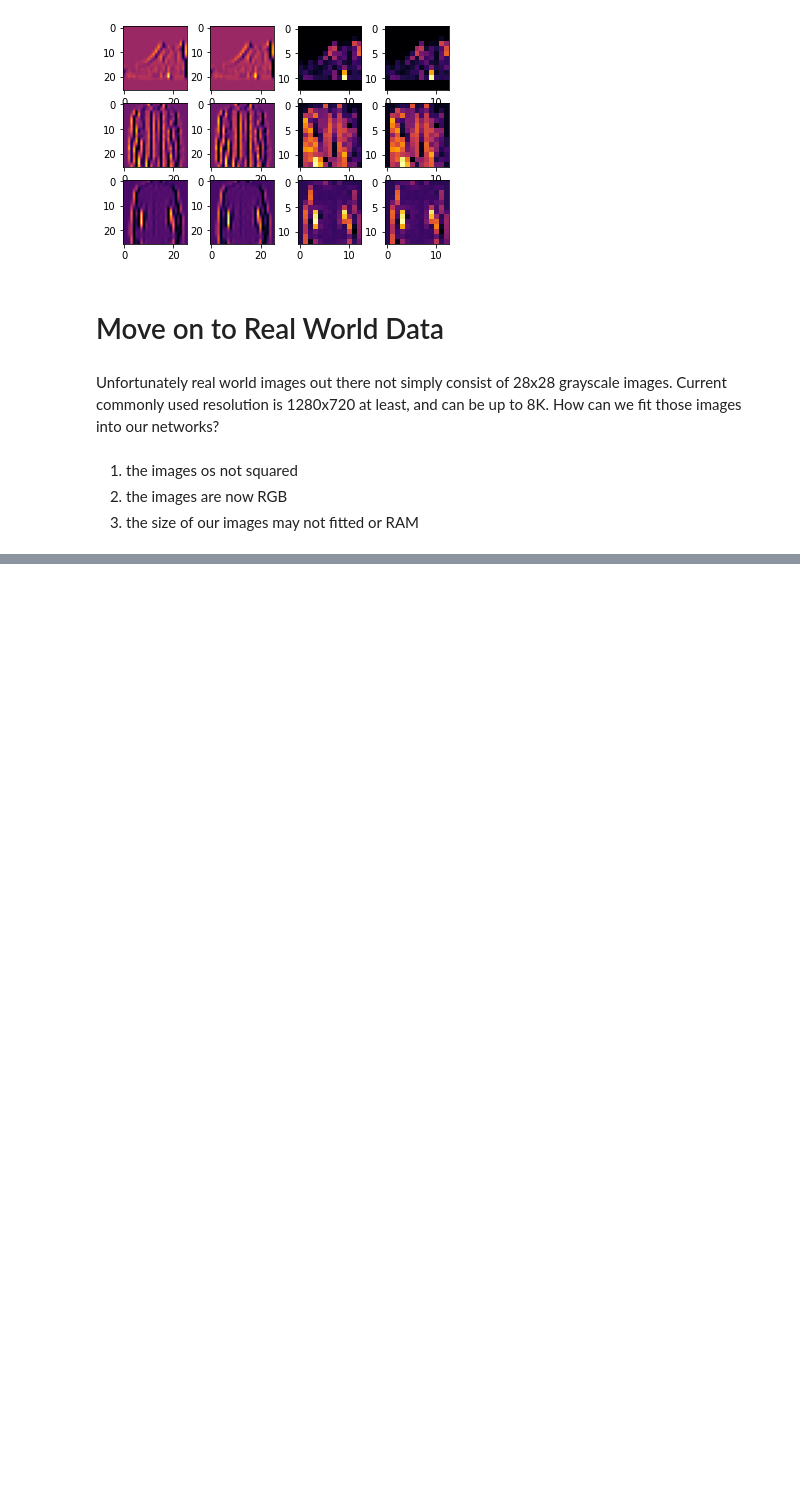
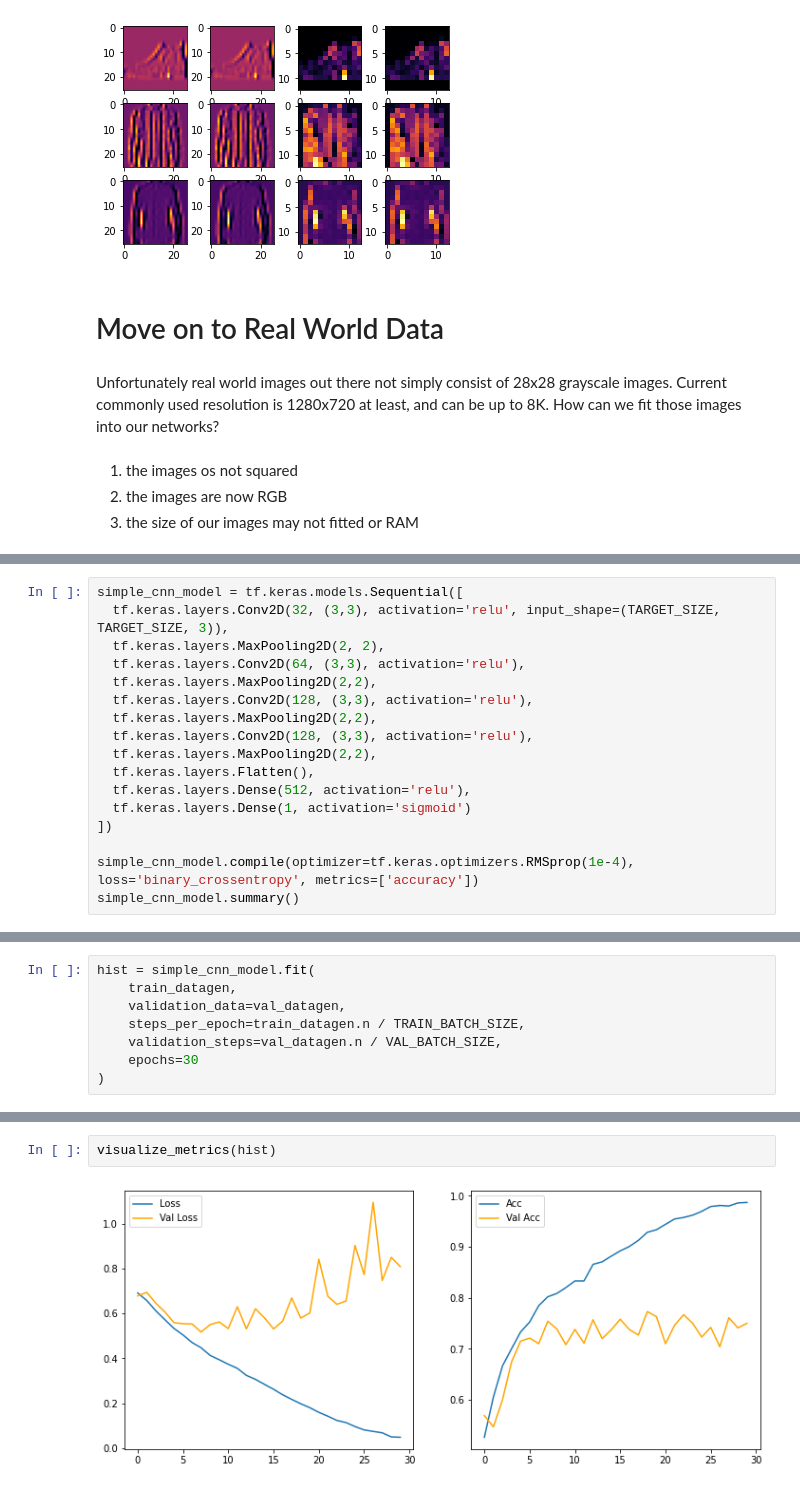
Before and after one commit to IqbalLx/Data-Bangalore-Image-Processing, a Jupyter notebook: computer_vision_deep_dive.ipynb, the cells around one changed output, grey strips where cells are left out. Drawn from its saved outputs; the diff is of its cells as text; blank space fills up the shorter version.

```diff
--- a/computer_vision_deep_dive.ipynb
+++ b/computer_vision_deep_dive.ipynb
@@ -654,0 +953,17 @@ Unfortunately real world images out there not simply consist of 28x28 grayscale
+# %%
+simple_cnn_model = tf.keras.models.Sequential([
+  tf.keras.layers.Conv2D(32, (3,3), activation='relu', input_shape=(TARGET_SIZE, TARGET_SIZE, 3)),
+  tf.keras.layers.MaxPooling2D(2, 2),
+  tf.keras.layers.Conv2D(64, (3,3), activation='relu'),
+  tf.keras.layers.MaxPooling2D(2,2),
+  tf.keras.layers.Conv2D(128, (3,3), activation='relu'),
+  tf.keras.layers.MaxPooling2D(2,2),
+  tf.keras.layers.Conv2D(128, (3,3), activation='relu'),
+  tf.keras.layers.MaxPooling2D(2,2),
+  tf.keras.layers.Flatten(),
+  tf.keras.layers.Dense(512, activation='relu'),
+  tf.keras.layers.Dense(1, activation='sigmoid')
+])
+
+simple_cnn_model.compile(optimizer=tf.keras.optimizers.RMSprop(1e-4), loss='binary_crossentropy', metrics=['accuracy'])
+simple_cnn_model.summary()
@@ -654,0 +988,8 @@ Unfortunately real world images out there not simply consist of 28x28 grayscale
+# %%
+hist = simple_cnn_model.fit(
+    train_datagen,
+    validation_data=val_datagen,
+    steps_per_epoch=train_datagen.n / TRAIN_BATCH_SIZE,
+    validation_steps=val_datagen.n / VAL_BATCH_SIZE,
+    epochs=30
+)
@@ -654,0 +1014,4 @@ Unfortunately real world images out there not simply consist of 28x28 grayscale
+# %%
+visualize_metrics(hist)
+# %% [output]
+[figure, added]
```
Also changed, not shown: parts of 37 cells of this notebook.
